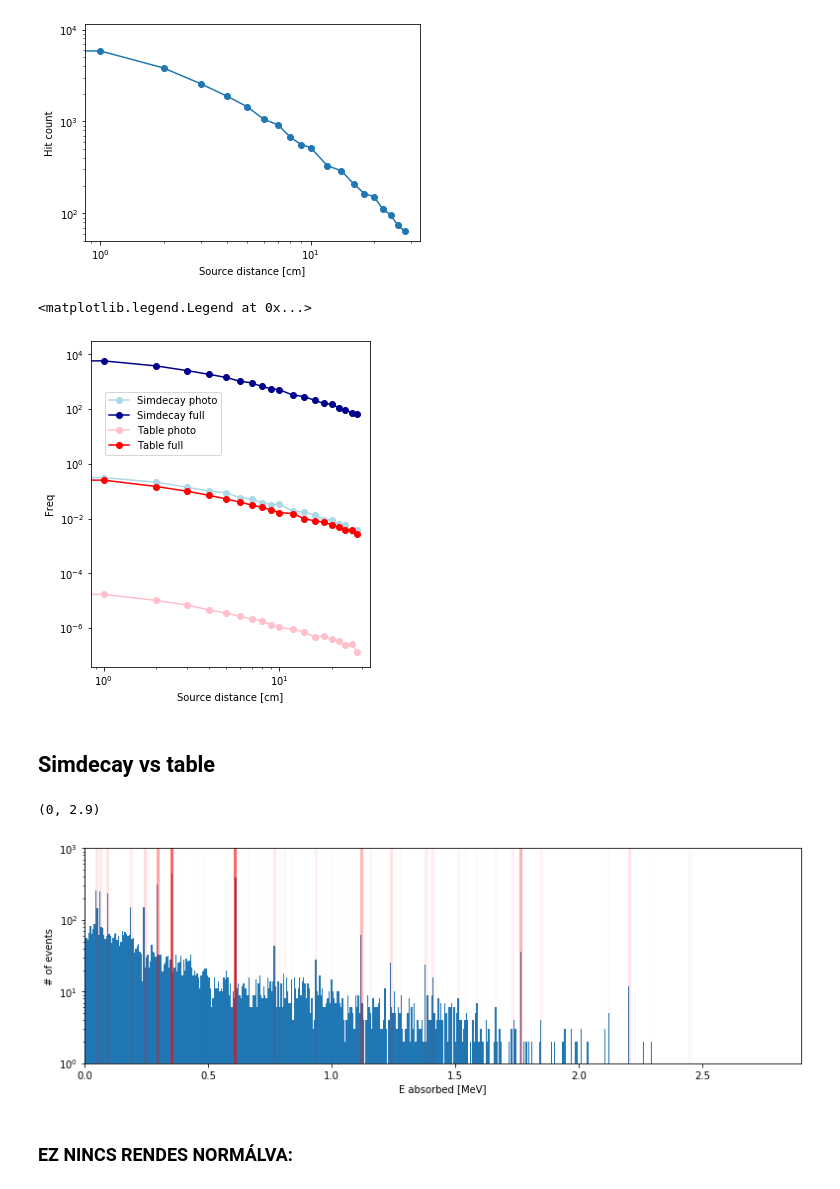
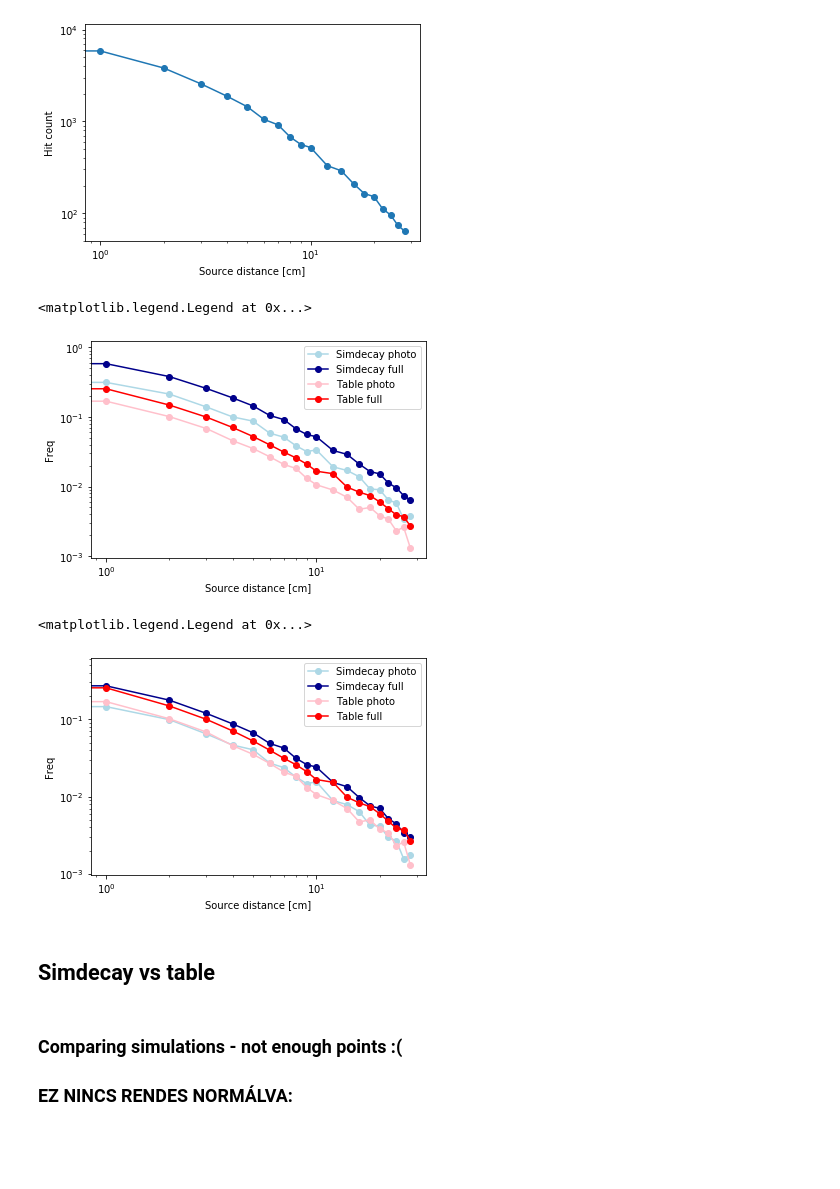
Before and after one commit to Balazzs/HPGECalorimeter, a Jupyter notebook: Analysis.ipynb, the cells around one changed output. Saved outputs shown, nothing was run; the diff lists cells and outputs as text; code cells hidden in the pictures; blank space fills up the shorter version.

```diff
--- a/Analysis.ipynb
+++ b/Analysis.ipynb
@@ -862,42 +862,41 @@ plt.ylabel("Hit count")
 Text(0, 0.5, 'Hit count')
 [figure]
 # %%
-plt.figure(figsize=(5,6))
+#plt.figure(figsize=(5,6))
 
-plt.plot(dists_simdecay_photo, np.array(hits_simdecay_photo)* 2,   "o-", c="lightblue", label="Simdecay photo")
-plt.plot(dists_simdecay_full,  np.array(hits_simdecay_full) * 2,   "o-", c="darkblue",  label="Simdecay full")
-plt.plot(dists_table_photo,    np.array(hits_table_photo) / 10000, "o-", c="pink",      label="Table photo")
-plt.plot(dists_table_full,     np.array(hits_table_full)  / 10000, "o-", c="red",       label="Table full")
+plt.plot(dists_simdecay_photo, np.array(hits_simdecay_photo)* 2,         "o-", c="lightblue", label="Simdecay photo")
+plt.plot(dists_simdecay_full,  np.array(hits_simdecay_full) * 2 / 10000, "o-", c="darkblue",  label="Simdecay full")
+plt.plot(dists_table_photo,    np.array(hits_table_photo),               "o-", c="pink",      label="Table photo")
+plt.plot(dists_table_full,     np.array(hits_table_full)  / 10000,       "o-", c="red",       label="Table full")
 
 plt.yscale("log")
 plt.xscale("log")
 plt.xlabel("Source distance [cm]")
 plt.ylabel("Freq")
-plt.legend(loc=(0.05, 0.65))
+plt.legend()
 # %% [output]
 <matplotlib.legend.Legend at 0x...>
-[figure, old version]
+[figure, new version]
+# %%
+multipl = table["Probability"].sum()
+
+plt.plot(dists_simdecay_photo, np.array(hits_simdecay_photo)* 2 / multipl,         "o-", c="lightblue", label="Simdecay photo")
+plt.plot(dists_simdecay_full,  np.array(hits_simdecay_full) * 2 / 10000 / multipl, "o-", c="darkblue",  label="Simdecay full")
+plt.plot(dists_table_photo,    np.array(hits_table_photo),                         "o-", c="pink",      label="Table photo")
+plt.plot(dists_table_full,     np.array(hits_table_full)  / 10000,                 "o-", c="red",       label="Table full")
+
+plt.yscale("log")
+plt.xscale("log")
+plt.xlabel("Source distance [cm]")
+plt.ylabel("Freq")
+plt.legend()
+# %% [output]
+<matplotlib.legend.Legend at 0x...>
+[figure, added]
 # %% [markdown]
 ## Simdecay vs table
-# %%
-data_simdecay_real_5 = read_with_angle("run/distance_simdecay_real_geom_benne_maradt_a_sample_holder//5/", num_threads=8)
-data_table_real_5    = read_with_angle("run/distance_table_real_geom_big/5/", num_threads=8)
-
-plt.figure(figsize=(13,4))
-
-for _, (isotope, E, P, P_norm) in table.iterrows():
-    plt.axvline(E, color="red", alpha=min(P_norm*4, 0.6), linewidth=3)
-
-SimpleHistogram(data_simdecay_real_5["Energy"], bin_num=500, do_texts=False)
-plt.yscale("log")
-plt.ylim(1,1000)
-plt.xlim(0, 2.9)
-
-#plt.savefig("figures/U_238_simdecay_simple_geom.svg", bbox_layout="tight")
-# %% [output]
-(0, 2.9)
-[figure, removed]
 # %% [markdown]
+### Comparing simulations - not enough points :(
 ### EZ NINCS RENDES NORMÁLVA:
 # %%
 plt.figure(figsize=(6,6))
```
Also changed, not shown: parts of 8 cells of this notebook.
